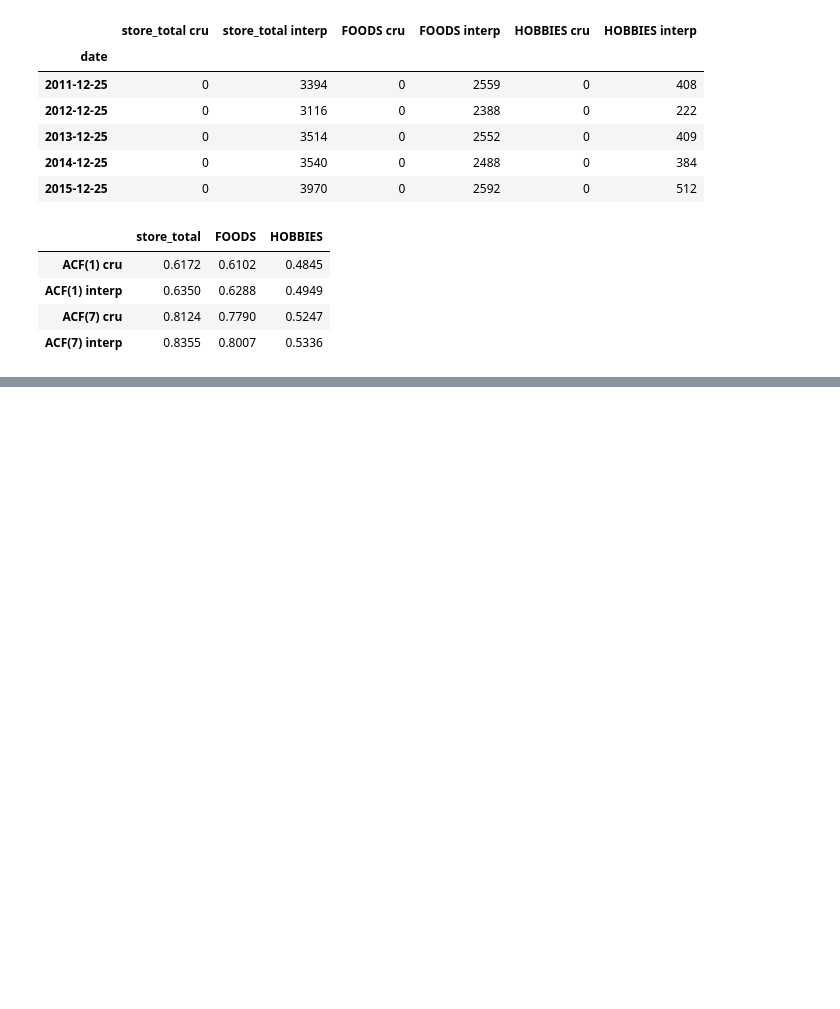
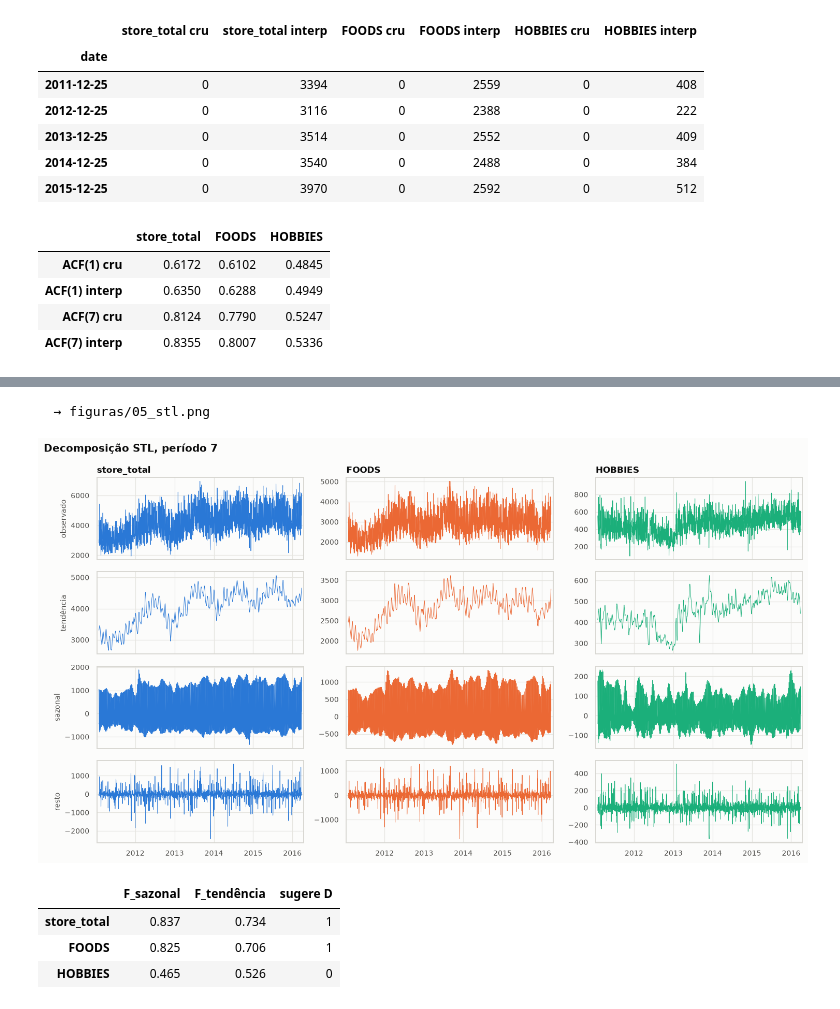
Before and after one commit to Os-Estudiosos/time-series-2026-2, a Jupyter notebook: main.ipynb, the cells around one changed output, grey strips where cells are left out. Drawn from its saved outputs; the diff is of its cells as text; code cells hidden in the pictures; blank space fills up the shorter version.

```diff
--- a/main.ipynb
+++ b/main.ipynb
@@ -460,0 +517,41 @@ efeito
+# %%
+stl = {s: STL(train_fit[s], period=M, robust=True).fit() for s in SERIES}
+
+fig, axes = painel(4, altura=1.9, ncols=3, largura=13.5, sharex=True)
+axes = axes.reshape(4, 3)
+componentes = ["observado", "tendência", "sazonal", "resto"]
+for j, s in enumerate(SERIES):
+    r = stl[s]
+    for i, (nome, serie) in enumerate(
+        zip(componentes, [train_fit[s], r.trend, r.seasonal, r.resid])
+    ):
+        ax = axes[i, j]
+        ax.plot(serie.index, serie, color=CORES[s], lw=0.6)
+        ax.margins(x=0.01)
+        if i == 0:
+            ax.set_title(s)
+        if j == 0:
+            ax.set_ylabel(nome)
+fig.suptitle("Decomposição STL, período 7", x=0.0, ha="left", fontsize=13, fontweight="bold")
+salvar(fig, "05_stl.png")
+plt.show()
+# %% [output]
+  → figuras/05_stl.png
+[figure, added]
+# %%
+def forcas(res) -> dict[str, float]:
+    resto, saz, tend = res.resid, res.seasonal, res.trend
+    return {
+        "F_sazonal": max(0.0, 1 - resto.var() / (resto + saz).var()),
+        "F_tendência": max(0.0, 1 - resto.var() / (resto + tend).var()),
+    }
+
+
+tabela_forcas = pd.DataFrame({s: forcas(stl[s]) for s in SERIES}).T.round(3)
+tabela_forcas["sugere D"] = (tabela_forcas["F_sazonal"] > 0.64).map({True: "1", False: "0"})
+tabela_forcas
+# %% [output]
+|  | F_sazonal | F_tendência | sugere D |
+| store_total | 0.837 | 0.734 | 1 |
+| FOODS | 0.825 | 0.706 | 1 |
+| HOBBIES | 0.465 | 0.526 | 0 |
```
Also changed, not shown: parts of 21 cells of this notebook, 6 other files.
